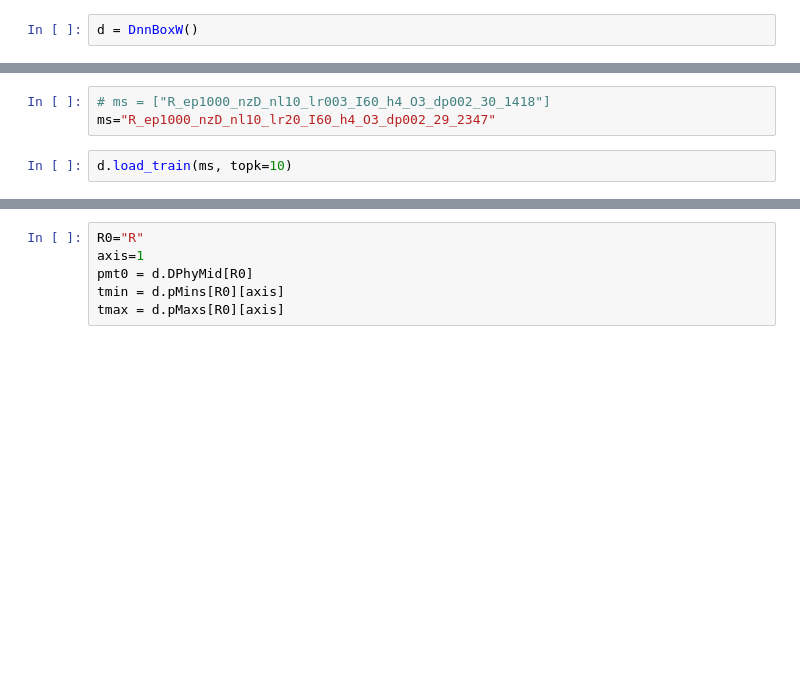
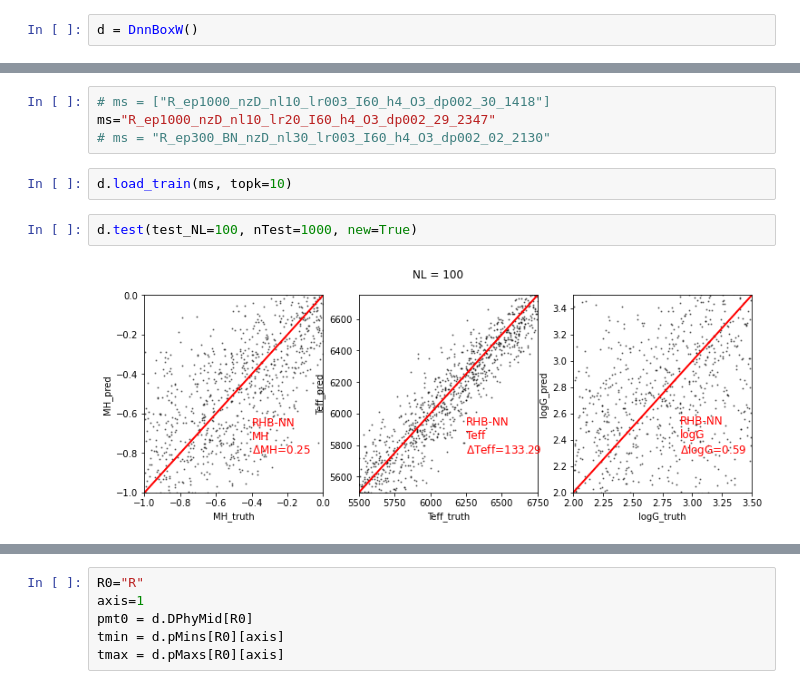
Before and after one commit to ViskaWei/PIML_v0, a Jupyter notebook: nb/RHB_noisednn.ipynb, the cells around one changed output, grey strips where cells are left out. Saved outputs shown, nothing was run; the diff lists cells and outputs as text; blank space fills up the shorter version.

```diff
--- a/nb/RHB_noisednn.ipynb
+++ b/nb/RHB_noisednn.ipynb
@@ -34,5 +48,10 @@ INFO:root:error: 1.7844823053258816e-08
 # %%
 # ms = ["R_ep1000_nzD_nl10_lr003_I60_h4_O3_dp002_30_1418"]
 ms="R_ep1000_nzD_nl10_lr20_I60_h4_O3_dp002_29_2347"
+# ms = "R_ep300_BN_nzD_nl30_lr003_I60_h4_O3_dp002_02_2130"
 # %%
 d.load_train(ms, topk=10)
+# %%
+d.test(test_NL=100, nTest=1000, new=True)
+# %% [output]
+[figure, added]
```
Also changed, not shown: parts of 10 cells of this notebook, 8 other files.
